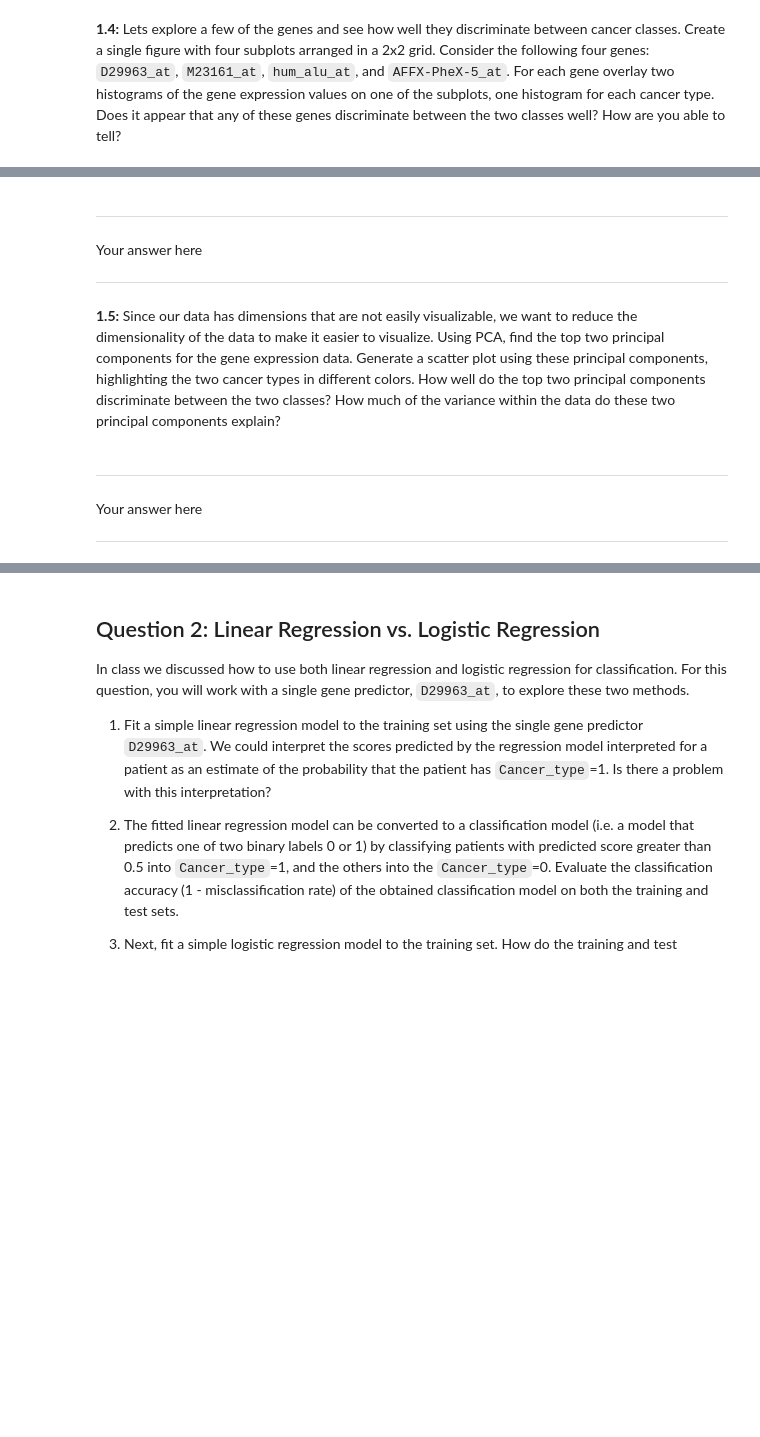
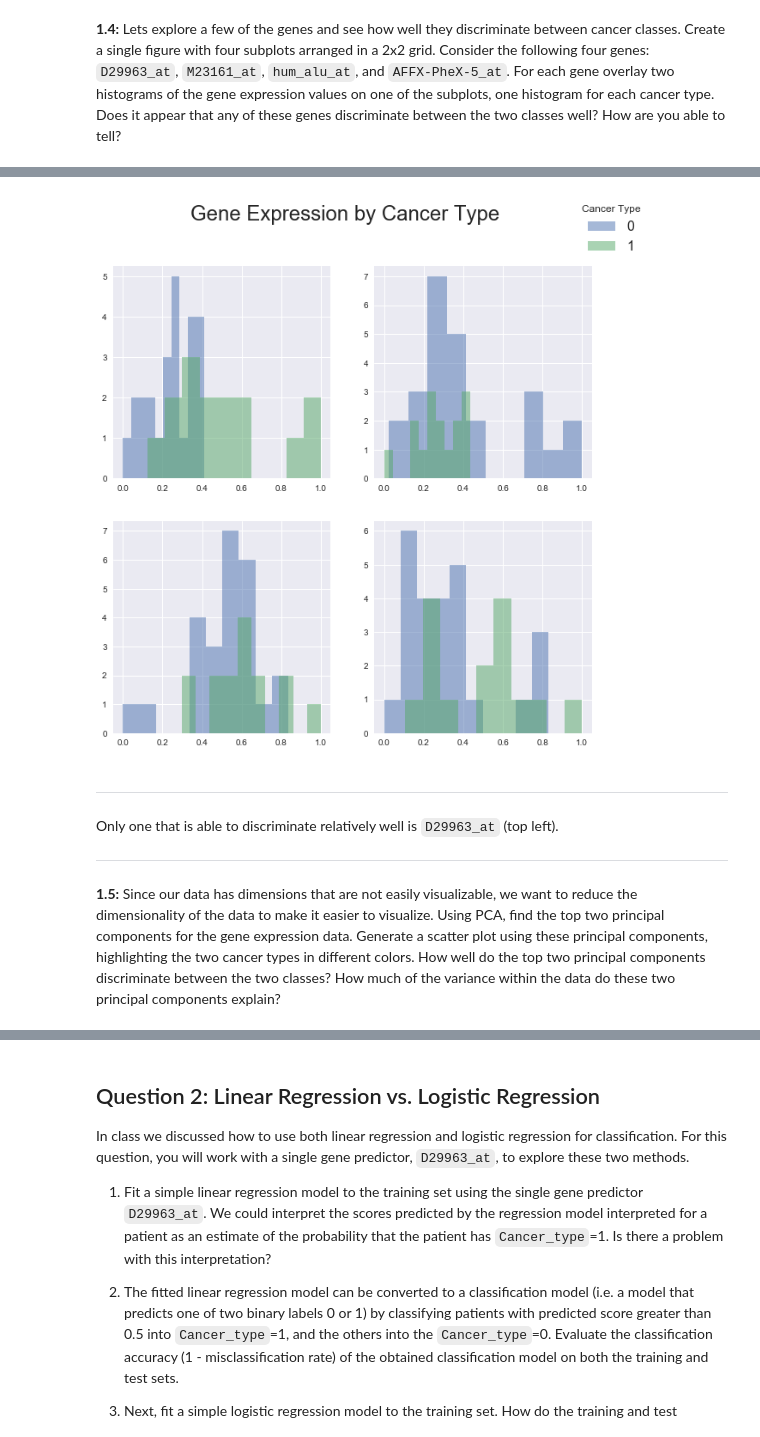
Before and after one commit to ejohnsson/CS109A, a Jupyter notebook: cs109_hw5.ipynb, the cells around one changed output, grey strips where cells are left out. Cells and saved outputs as stored; diff of their text form; code cells hidden in the pictures; blank space fills up the shorter version.

```diff
--- a/cs109_hw5.ipynb
+++ b/cs109_hw5.ipynb
@@ -96,0 +99,4 @@ data_train.head()
+# %%
+# https://stackoverflow.com/questions/26414913/normalize-columns-of-pandas-data-frame
+from sklearn import preprocessing
+min_max_scaler = preprocessing.MinMaxScaler()
@@ -96,0 +116,10 @@ data_train.head()
+# %%
+# Normalize predictors
+x_train = x_train.values
+x_scaled_train = min_max_scaler.fit_transform(x_train)
+x_train = pd.DataFrame(x_scaled_train, columns=data_train.columns[1:])
+
+# Repeat for test
+x_test = x_test.values
+x_scaled_test = min_max_scaler.fit_transform(x_test)
+x_test = pd.DataFrame(x_scaled_test, columns=data_test.columns[1:])
@@ -157,7 +151,36 @@ for r in range(2):
-# %% [markdown]
-----
-Your answer here
-
-----
+# %%
+# Separate Cancer types into separate DataFrames
+x_train['Cancer_type'] = y_train.values
+
+cancer0 = x_train[x_train['Cancer_type'] == 0]
+cancer1 = x_train[x_train['Cancer_type'] == 1]
+# %%
+# Declare Plots
+fig, axes = plt.subplots(2,2, figsize=(10,10))
+labels= ["0", "1"]
+
+
+axes[0,0].hist(cancer0['D29963_at'], alpha = 0.5, histtype='stepfilled', edgecolor='none')
+axes[0,0].hist(cancer1['D29963_at'], alpha = 0.5, histtype='stepfilled', edgecolor='none')
+
+axes[0,1].hist(cancer0['M23161_at'], alpha = 0.5, histtype='stepfilled', edgecolor='none')
+axes[0,1].hist(cancer1['M23161_at'], alpha = 0.5, histtype='stepfilled', edgecolor='none')
+
+axes[1,0].hist(cancer0['AFFX-PheX-5_at'], alpha = 0.5, histtype='stepfilled', edgecolor='none')
+axes[1,0].hist(cancer1['AFFX-PheX-5_at'], alpha = 0.5, histtype='stepfilled', edgecolor='none')
+
+axes[1,1].hist(cancer0['hum_alu_at'], alpha = 0.5, histtype='stepfilled', edgecolor='none')
+axes[1,1].hist(cancer1['hum_alu_at'], alpha = 0.5, histtype='stepfilled', edgecolor='none')
+
+fig.legend(labels, title="Cancer Type", fontsize=16)
+
+fig.suptitle('Gene Expression by Cancer Type', fontsize=24);
+# %% [output]
+[figure, added]
+# %% [markdown]
+----
+Only one that is able to discriminate relatively well is `D29963_at` (top left).
+
+----
 # %% [markdown]
 **1.5:** Since our data has dimensions that are not easily visualizable, we want to reduce the dimensionality of the data to make it easier to visualize. Using PCA, find the top two principal components for the gene expression data. Generate a scatter plot using these principal components, highlighting the two cancer types in different colors. How well do the top two principal components discriminate between the two classes? How much of the variance within the data do these two principal components explain?
@@ -166,5 +186,0 @@ Your answer here
-# %% [markdown]
-----
-Your answer here
-
-----
```
Also changed, not shown: parts of 36 cells of this notebook.
